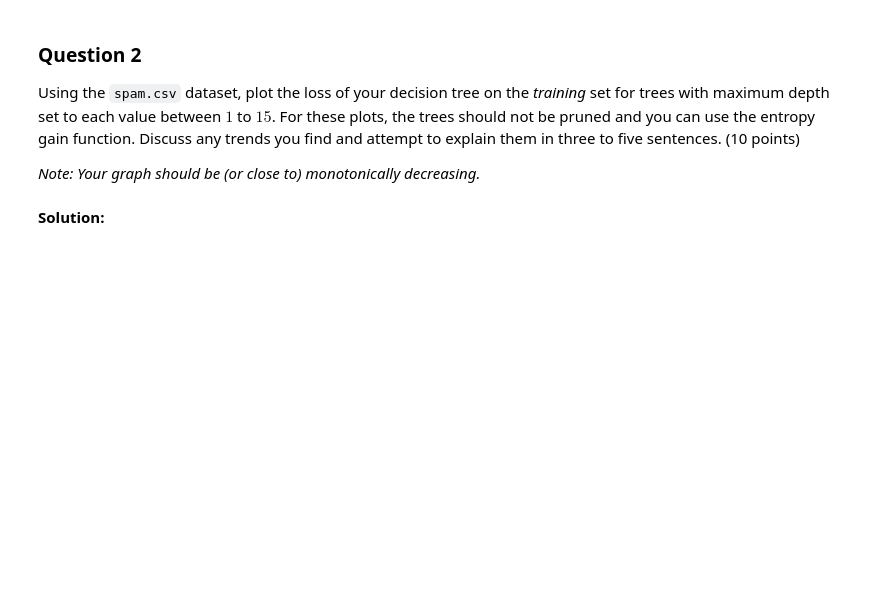
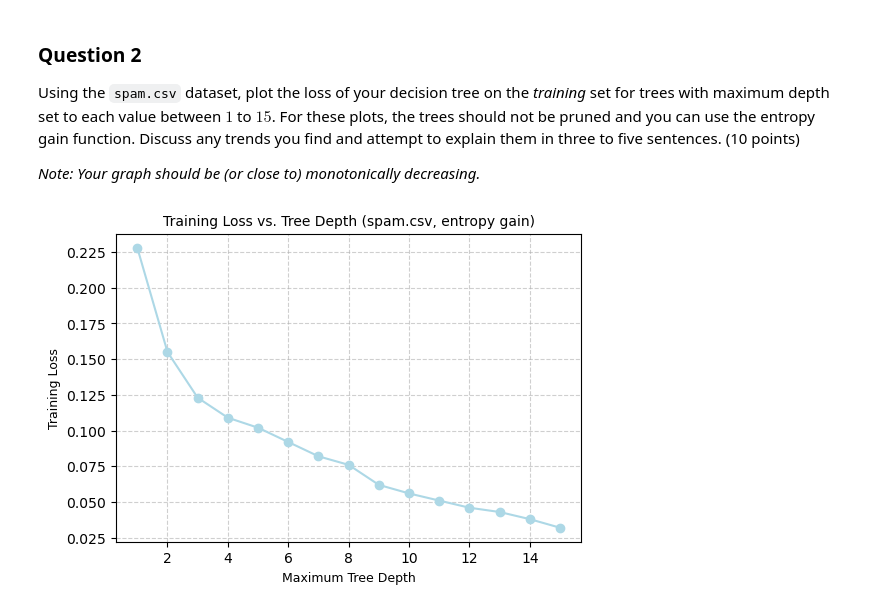
Before and after one commit to IsabellaTan/Brown-DATA2060-HW5, a Jupyter notebook: HW_05.ipynb, the cells around one changed output. Cells and saved outputs as stored; diff of their text form; code cells hidden in the pictures; blank space fills up the shorter version.

```diff
--- a/HW_05.ipynb
+++ b/HW_05.ipynb
@@ -1089,5 +1110,29 @@ find and attempt to explain them in three to five sentences. (10
 points)
 
 *Note: Your graph should be (or close to) monotonically decreasing.*
-# %% [markdown]
-**Solution:**
+# %%
+# load library
+import matplotlib.pyplot as plt
+# Get span.csv and only use training set, no be pruned
+train_data, validation_data, test_data = get_data("data/spam.csv", "1")
+# Define the range of depth
+depths = list(range(1, 16))  # [1, 2, 3, ..., 15]
+train_losses = []  # to save the traning loss for every depth
+# Loop every depth and train a tree
+for d in depths:
+    # Create a decision tree, no be pruned
+    tree = DecisionTree(train_data, gain_function=node_score_entropy, max_depth=d)
+    # Calculate the 0-1 loss
+    loss = tree.loss(train_data)
+    # Save the loss
+    train_losses.append(loss)
+# Plot the graph
+plt.figure(figsize=(6, 4))
+plt.plot(depths, train_losses, marker='o', color='lightblue', linewidth=1.5)
+plt.title("Training Loss vs. Tree Depth (spam.csv, entropy gain)", fontsize=10)
+plt.xlabel("Maximum Tree Depth", fontsize=9)
+plt.ylabel("Training Loss", fontsize=9)
+plt.grid(True, linestyle='--', alpha=0.6)
+plt.show()
+# %% [output]
+[figure, added]
```
Also changed, not shown: parts of 3 cells of this notebook.
